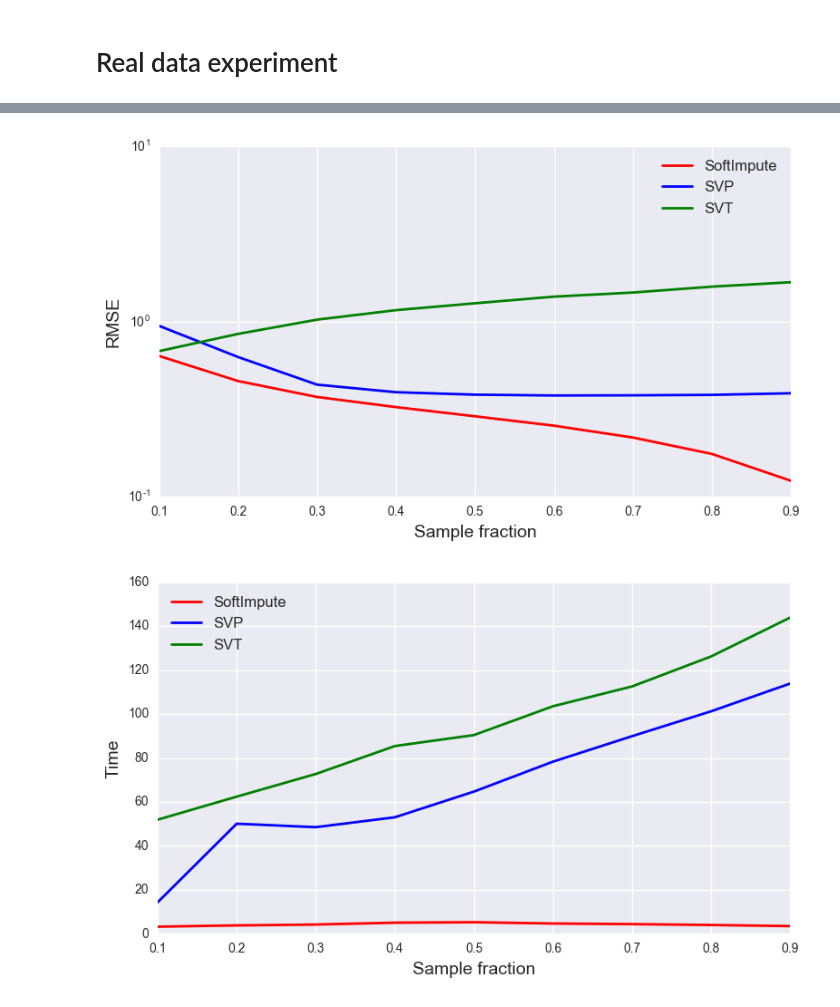
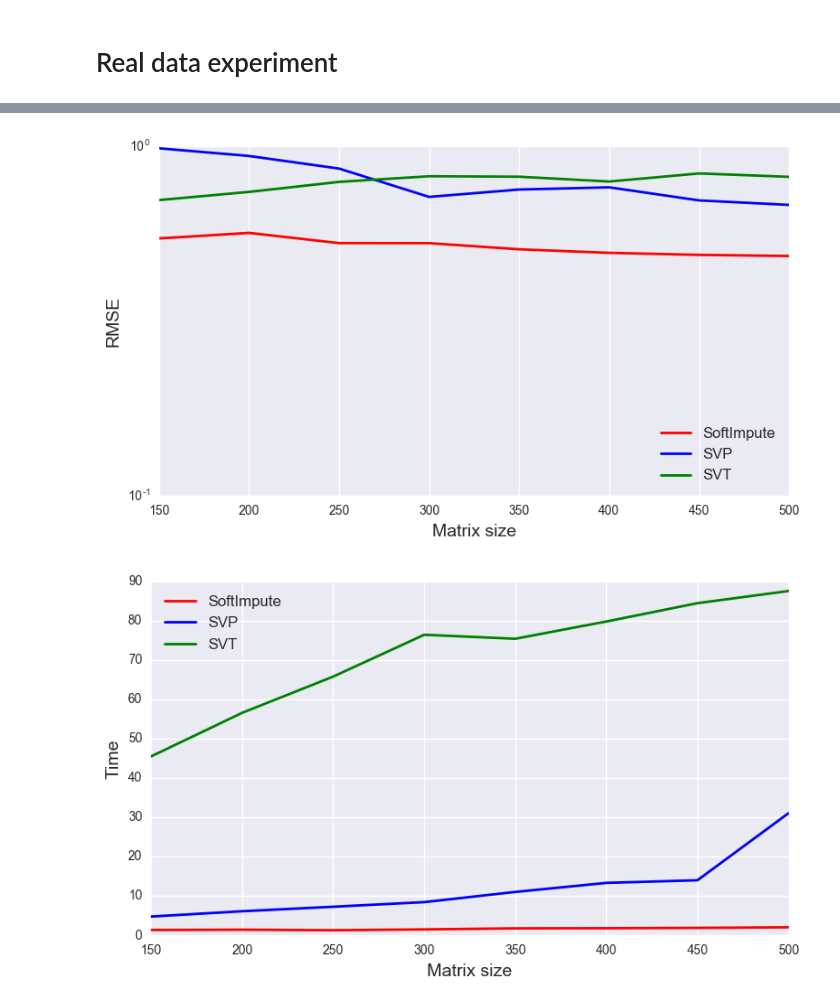
Before and after one commit to a-bochkarev/roy_project, a Jupyter notebook: main.ipynb, the cells around one changed output, grey strips where cells are left out. Cells and saved outputs as stored; diff of their text form; code cells hidden in the pictures.

Commit message:
synthetic and real

```diff
--- a/main.ipynb
+++ b/main.ipynb
@@ -12,6 +12,11 @@ sys.path.append('./lib/source/')
 from errors import *
 from data import *
 from methods import *
+# %%
+def get_results(data_type, exp_num, method):
+    RMSE_ = np.loadtxt('./results/'+data_type+'/exper_'+str(exp_num)+'/'+method+'_rmse.txt')
+    time_ = np.loadtxt('./results/'+data_type+'/exper_'+str(exp_num)+'/'+method+'_time.txt')
+    return np.array(RMSE_).reshape(-1), np.array(time_).reshape(-1)
 # %% [markdown]
 # Experiments with synthetic data
 # %% [markdown]
@@ -259 +418,7 @@ dims = M.shape
+# %%
+sample_fraction = 0.2
+rank = 5
+size_array = range(150, 501, 50)
+max_iter = int(1e3)
+tol = 1e-3
 # %%
@@ -344,26 +481,28 @@ Sample fraction: 0.90. RMSE error: 1.674532. Time: 2 min 23 sec.
+# %%
+RMSE_si, time_si = get_results('real', 3, 'SoftImpute')
+RMSE_svp, time_svp = get_results('real', 3, 'SVP')
+RMSE_svt, time_svt = get_results('real', 3, 'SVT')
 # %%
 plt.figure(figsize=(9,5))
-plt.xlim((0.1, 0.9))
-plt.semilogy(sample_fraction_array, RMSE_si_array, 'r', linewidth=2)
-plt.semilogy(sample_fraction_array, RMSE_svp_array, 'b', linewidth=2)
-plt.semilogy(sample_fraction_array, RMSE_svt_array, 'g', linewidth=2)
-plt.legend(['SoftImpute', 'SVP', 'SVT'], fontsize=12)
-plt.xlabel('Sample fraction', fontsize=14)
+plt.semilogy(size_array, RMSE_si, 'r', linewidth=2)
+plt.semilogy(size_array, RMSE_svp, 'b', linewidth=2)
+plt.semilogy(size_array, RMSE_svt, 'g', linewidth=2)
+plt.legend(['SoftImpute', 'SVP', 'SVT'], loc=4,  fontsize=12)
+plt.xlabel('Matrix size', fontsize=14)
 plt.ylabel('RMSE', fontsize=14)
-plt.savefig('./results/real_nsamp_rmse.png')
+plt.savefig('./results/real/exper_3/real_size_rmse.png')
 plt.show()
 # %% [output]
-[figure, old version]
+[figure, new version]
 # %%
 plt.figure(figsize=(9,5))
-plt.xlim((0.1, 0.9))
-plt.plot(sample_fraction_array, time_si_array, 'r', linewidth=2)
-plt.plot(sample_fraction_array, time_svp_array, 'b', linewidth=2)
-plt.plot(sample_fraction_array, time_svt_array, 'g', linewidth=2)
-plt.legend(['SoftImpute', 'SVP', 'SVT'], loc=2, fontsize=12)
-plt.xlabel('Sample fraction', fontsize=14)
+plt.plot(size_array, time_si, 'r', linewidth=2)
+plt.plot(size_array, time_svp, 'b', linewidth=2)
+plt.plot(size_array, time_svt, 'g', linewidth=2)
+plt.legend(['SoftImpute', 'SVP', 'SVT'], loc=2,  fontsize=12)
+plt.xlabel('Matrix size', fontsize=14)
 plt.ylabel('Time', fontsize=14)
-plt.savefig('./results/real_nsamp_time.png')
+plt.savefig('./results/real/exper_3/real_size_time.png')
 plt.show()
 # %% [output]
-[figure, old version]
+[figure, new version]
```
Also changed, not shown: parts of 49 cells of this notebook.
